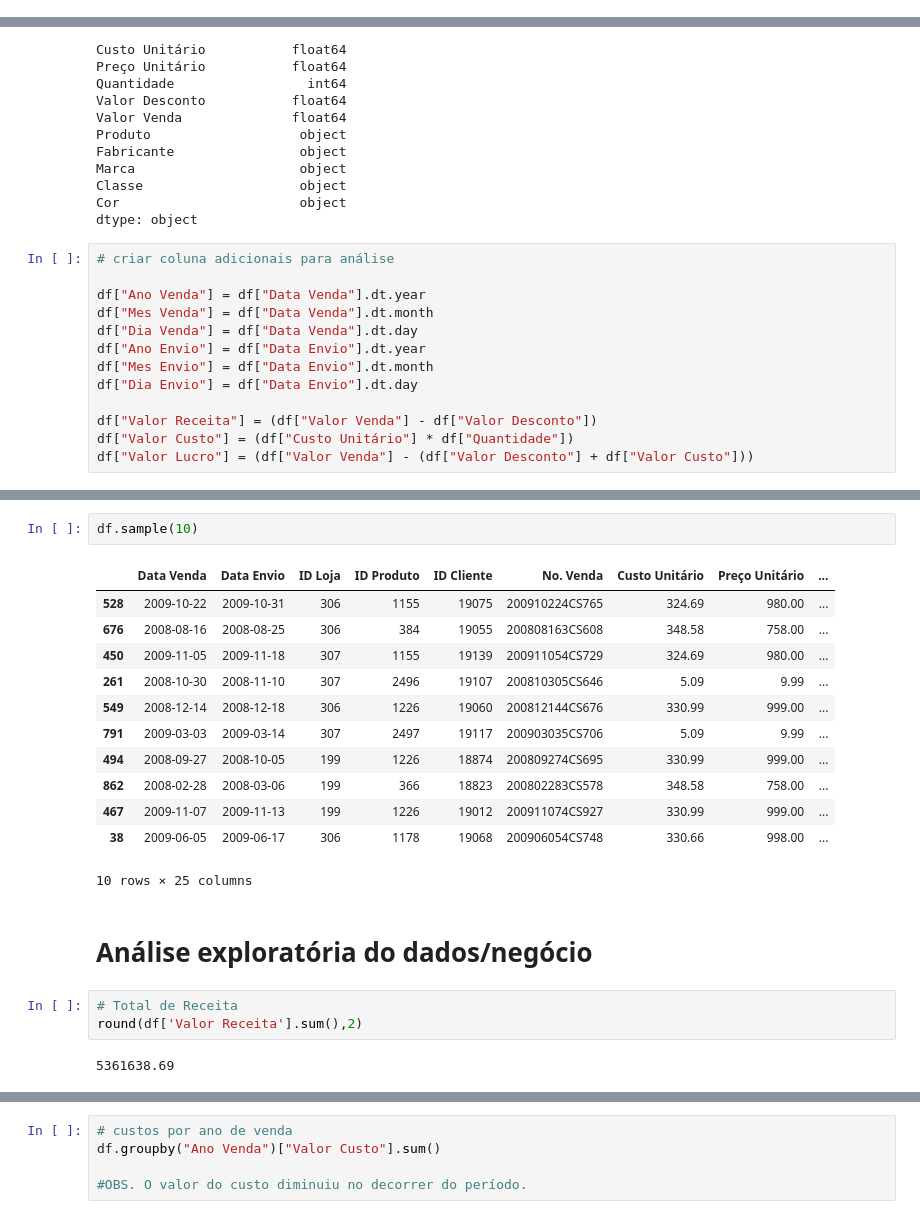
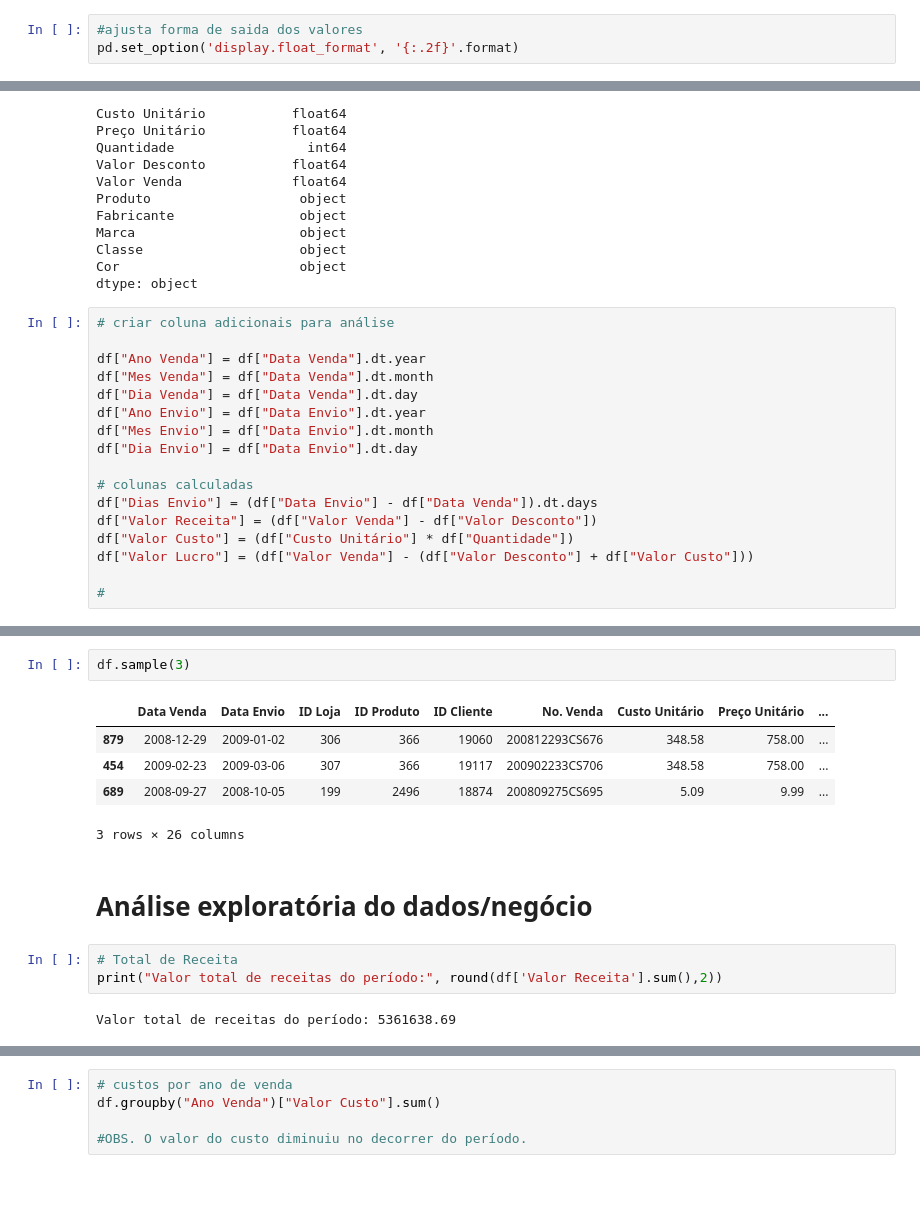
Before and after one commit to mraoni/bootcamp-unimed-ciencia-dados, a Jupyter notebook: AdventureWorks.ipynb, the cells around one changed output, grey strips where cells are left out. Saved outputs shown, nothing was run; the diff lists cells and outputs as text; blank space fills up the shorter version.

```diff
--- a/AdventureWorks.ipynb
+++ b/AdventureWorks.ipynb
@@ -16,6 +16,9 @@ arq = files.upload()
 Saving AdventureWorks.xlsx to AdventureWorks.xlsx
 # %% [markdown]
 ## Análise fisica/estrutura do dados
+# %%
+#ajusta forma de saida dos valores
+pd.set_option('display.float_format', '{:.2f}'.format)
 # %%
 #Criando dataframe
 df = pd.read_excel("AdventureWorks.xlsx")
@@ -168,6 +171,10 @@ df["Ano Envio"] = df["Data Envio"].dt.year
 df["Mes Envio"] = df["Data Envio"].dt.month
 df["Dia Envio"] = df["Data Envio"].dt.day
 
+# colunas calculadas
+df["Dias Envio"] = (df["Data Envio"] - df["Data Venda"]).dt.days
 df["Valor Receita"] = (df["Valor Venda"] - df["Valor Desconto"])
 df["Valor Custo"] = (df["Custo Unitário"] * df["Quantidade"])
 df["Valor Lucro"] = (df["Valor Venda"] - (df["Valor Desconto"] + df["Valor Custo"]))
+
+#
@@ -174,25 +201,18 @@ df["Valor Lucro"] = (df["Valor Venda"] - (df["Valor Desconto"] + df["Valor Custo
 # %%
-df.sample(10)
+df.sample(3)
 # %% [output]
 |  | Data Venda | Data Envio | ID Loja | ID Produto | ID Cliente | No. Venda | Custo Unitário | Preço Unitário | ... |
-| 528 | 2009-10-22 | 2009-10-31 | 306 | 1155 | 19075 | 200910224CS765 | 324.69 | 980.00 | ... |
-| 676 | 2008-08-16 | 2008-08-25 | 306 | 384 | 19055 | 200808163CS608 | 348.58 | 758.00 | ... |
-| 450 | 2009-11-05 | 2009-11-18 | 307 | 1155 | 19139 | 200911054CS729 | 324.69 | 980.00 | ... |
-| 261 | 2008-10-30 | 2008-11-10 | 307 | 2496 | 19107 | 200810305CS646 | 5.09 | 9.99 | ... |
-| 549 | 2008-12-14 | 2008-12-18 | 306 | 1226 | 19060 | 200812144CS676 | 330.99 | 999.00 | ... |
-| 791 | 2009-03-03 | 2009-03-14 | 307 | 2497 | 19117 | 200903035CS706 | 5.09 | 9.99 | ... |
-| 494 | 2008-09-27 | 2008-10-05 | 199 | 1226 | 18874 | 200809274CS695 | 330.99 | 999.00 | ... |
-| 862 | 2008-02-28 | 2008-03-06 | 199 | 366 | 18823 | 200802283CS578 | 348.58 | 758.00 | ... |
-| 467 | 2009-11-07 | 2009-11-13 | 199 | 1226 | 19012 | 200911074CS927 | 330.99 | 999.00 | ... |
-| 38 | 2009-06-05 | 2009-06-17 | 306 | 1178 | 19068 | 200906054CS748 | 330.66 | 998.00 | ... |
+| 879 | 2008-12-29 | 2009-01-02 | 306 | 366 | 19060 | 200812293CS676 | 348.58 | 758.00 | ... |
+| 454 | 2009-02-23 | 2009-03-06 | 307 | 366 | 19117 | 200902233CS706 | 348.58 | 758.00 | ... |
+| 689 | 2008-09-27 | 2008-10-05 | 199 | 2496 | 18874 | 200809275CS695 | 5.09 | 9.99 | ... |
-10 rows × 25 columns
+3 rows × 26 columns
 # %% [markdown]
 # Análise exploratória do dados/negócio
 # %%
 # Total de Receita
-round(df['Valor Receita'].sum(),2)
+print("Valor total de receitas do período:", round(df['Valor Receita'].sum(),2))
 # %% [output]
-5361638.69
+Valor total de receitas do período: 5361638.69
 # %%
 # receita por ano de venda
 df.groupby("Ano Venda")["Valor Receita"].sum()
```
Also changed, not shown: parts of 48 cells of this notebook.
